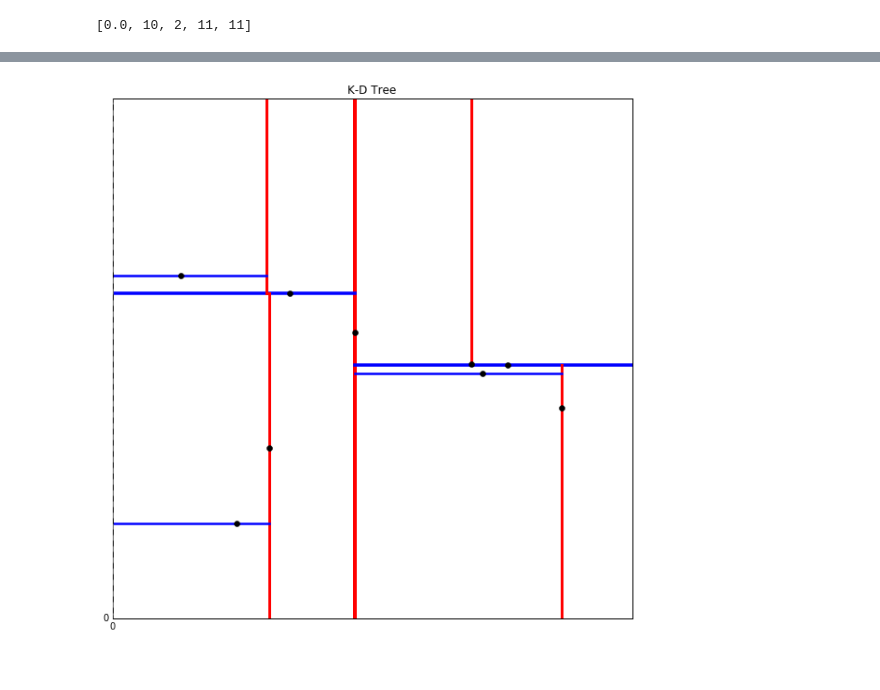
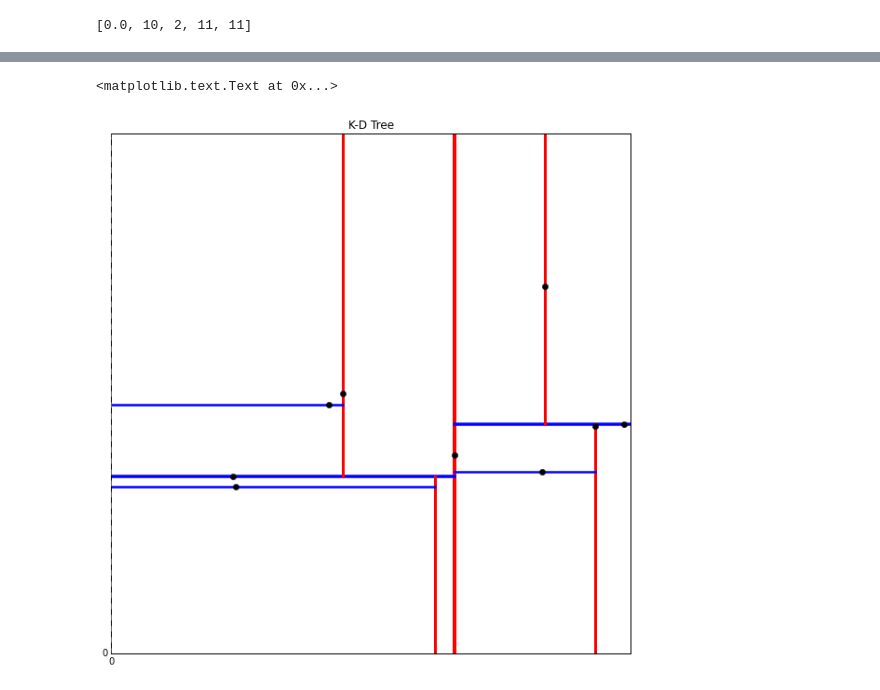
Before and after one commit to kephale/TuftsCOMP135_Spring2016, a Jupyter notebook: Lecture02/notebooks/instance_based_learning.ipynb, the cells around one changed output, grey strips where cells are left out. Saved outputs shown, nothing was run; the diff lists cells and outputs as text; code cells hidden in the pictures.

```diff
--- a/Lecture02/notebooks/instance_based_learning.ipynb
+++ b/Lecture02/notebooks/instance_based_learning.ipynb
@@ -231,32 +237,33 @@ def plot_tree(tree, min_x, max_x, min_y, max_y, prev_node, branch, depth=0):
 # %%
 sigma = 0.25
 
 clump4_N = 10 #500
 clump4_x = [ np.random.normal(loc=0.5,scale=sigma) for i in range(clump4_N) ]
 clump4_y = [ np.random.normal(loc=0.5,scale=sigma) for i in range(clump4_N) ]
 
-vkdtree = viz_kdtree( zip(clump4_x, clump4_y) )
+vkdtree = viz_kdtree( list( zip(clump4_x, clump4_y) ) )
 
 # line width for visualization of K-D tree
 line_width = [4., 3.5, 3., 2.5, 2., 1.5, 1., .5, 0.3]
 
 min_val = 0
 max_val = 1
 delta = 0
 
 plt.figure("K-d Tree", figsize=(10., 10.))
 plt.axis( [min_val-delta, max_val+delta, min_val-delta, max_val+delta] )
 
 plt.grid(b=True, which='major', color='0.75', linestyle='--')
 plt.xticks([i for i in range(min_val-delta, max_val+delta, 1)])
 plt.yticks([i for i in range(min_val-delta, max_val+delta, 1)])
 
 # draw the tree
 plot_tree(vkdtree, min_val-delta, max_val+delta, min_val-delta, max_val+delta, None, None)
 
 plt.title('K-D Tree')
 #plt.show()
-plt.savefig('../images/instance_based_learning_003.png')
+#plt.savefig('../images/instance_based_learning_003.png')
 # %% [output]
+<matplotlib.text.Text at 0x...>
-[figure, old version]
+[figure, new version]
 # %%
```
Also changed, not shown: parts of 8 cells of this notebook.
